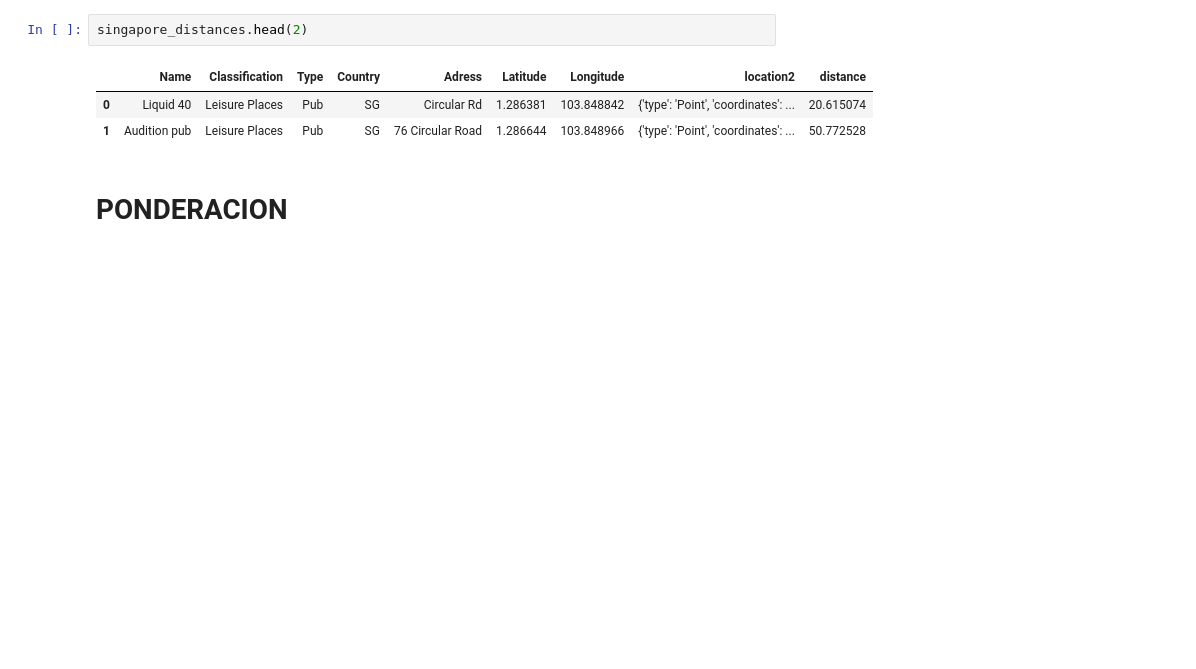
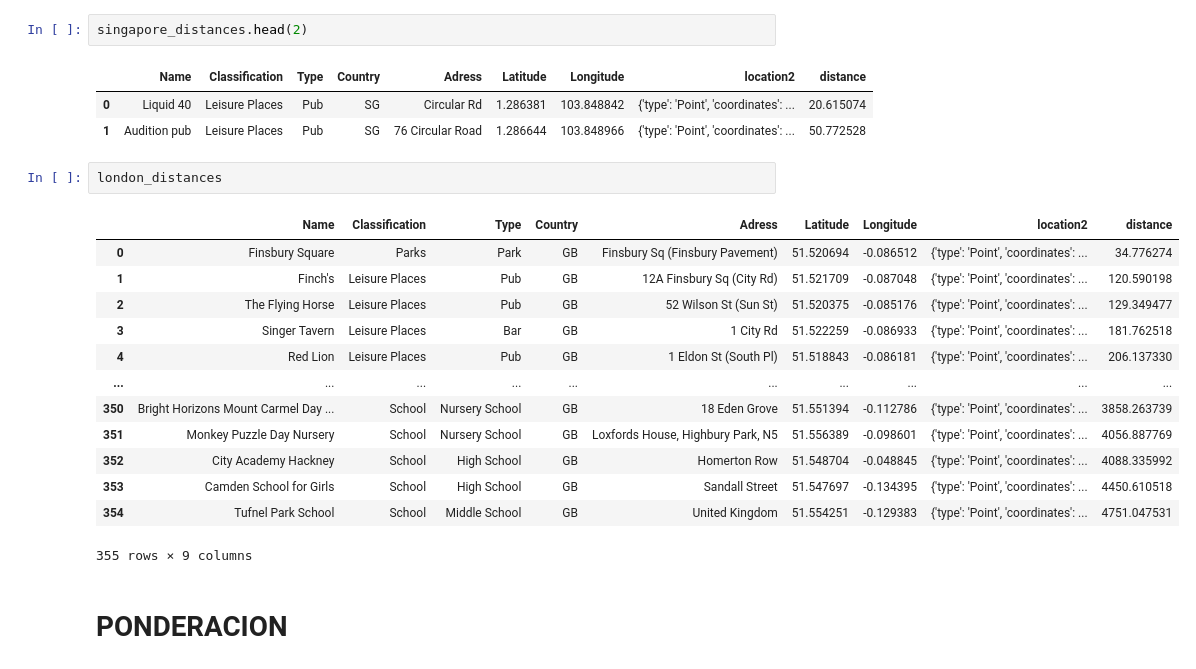
Before and after one commit to jaimecabanyes/Mi_trabajo_4, a Jupyter notebook: GeoQueries.ipynb, the cells around one changed output. Drawn from its saved outputs; the diff is of its cells as text; blank space fills up the shorter version.

```diff
--- a/GeoQueries.ipynb
+++ b/GeoQueries.ipynb
@@ -89,6 +90,22 @@ singapore_distances.head(2)
 |  | Name | Classification | Type | Country | Adress | Latitude | Longitude | location2 | distance |
 | 0 | Liquid 40 | Leisure Places | Pub | SG | Circular Rd | 1.286381 | 103.848842 | {'type': 'Point', 'coordinates': ... | 20.615074 |
 | 1 | Audition pub | Leisure Places | Pub | SG | 76 Circular Road | 1.286644 | 103.848966 | {'type': 'Point', 'coordinates': ... | 50.772528 |
+# %%
+london_distances
+# %% [output]
+|  | Name | Classification | Type | Country | Adress | Latitude | Longitude | location2 | distance |
+| 0 | Finsbury Square | Parks | Park | GB | Finsbury Sq (Finsbury Pavement) | 51.520694 | -0.086512 | {'type': 'Point', 'coordinates': ... | 34.776274 |
+| 1 | Finch's | Leisure Places | Pub | GB | 12A Finsbury Sq (City Rd) | 51.521709 | -0.087048 | {'type': 'Point', 'coordinates': ... | 120.590198 |
+| 2 | The Flying Horse | Leisure Places | Pub | GB | 52 Wilson St (Sun St) | 51.520375 | -0.085176 | {'type': 'Point', 'coordinates': ... | 129.349477 |
+| 3 | Singer Tavern | Leisure Places | Bar | GB | 1 City Rd | 51.522259 | -0.086933 | {'type': 'Point', 'coordinates': ... | 181.762518 |
+| 4 | Red Lion | Leisure Places | Pub | GB | 1 Eldon St (South Pl) | 51.518843 | -0.086181 | {'type': 'Point', 'coordinates': ... | 206.137330 |
+| ... | ... | ... | ... | ... | ... | ... | ... | ... | ... |
+| 350 | Bright Horizons Mount Carmel Day ... | School | Nursery School | GB | 18 Eden Grove | 51.551394 | -0.112786 | {'type': 'Point', 'coordinates': ... | 3858.263739 |
+| 351 | Monkey Puzzle Day Nursery | School | Nursery School | GB | Loxfords House, Highbury Park, N5 | 51.556389 | -0.098601 | {'type': 'Point', 'coordinates': ... | 4056.887769 |
+| 352 | City Academy Hackney | School | High School | GB | Homerton Row | 51.548704 | -0.048845 | {'type': 'Point', 'coordinates': ... | 4088.335992 |
+| 353 | Camden School for Girls | School | High School | GB | Sandall Street | 51.547697 | -0.134395 | {'type': 'Point', 'coordinates': ... | 4450.610518 |
+| 354 | Tufnel Park School | School | Middle School | GB | United Kingdom | 51.554251 | -0.129383 | {'type': 'Point', 'coordinates': ... | 4751.047531 |
+355 rows × 9 columns
 # %% [markdown]
 # PONDERACION
 # %%
```
Also changed, not shown: parts of 18 cells of this notebook.
